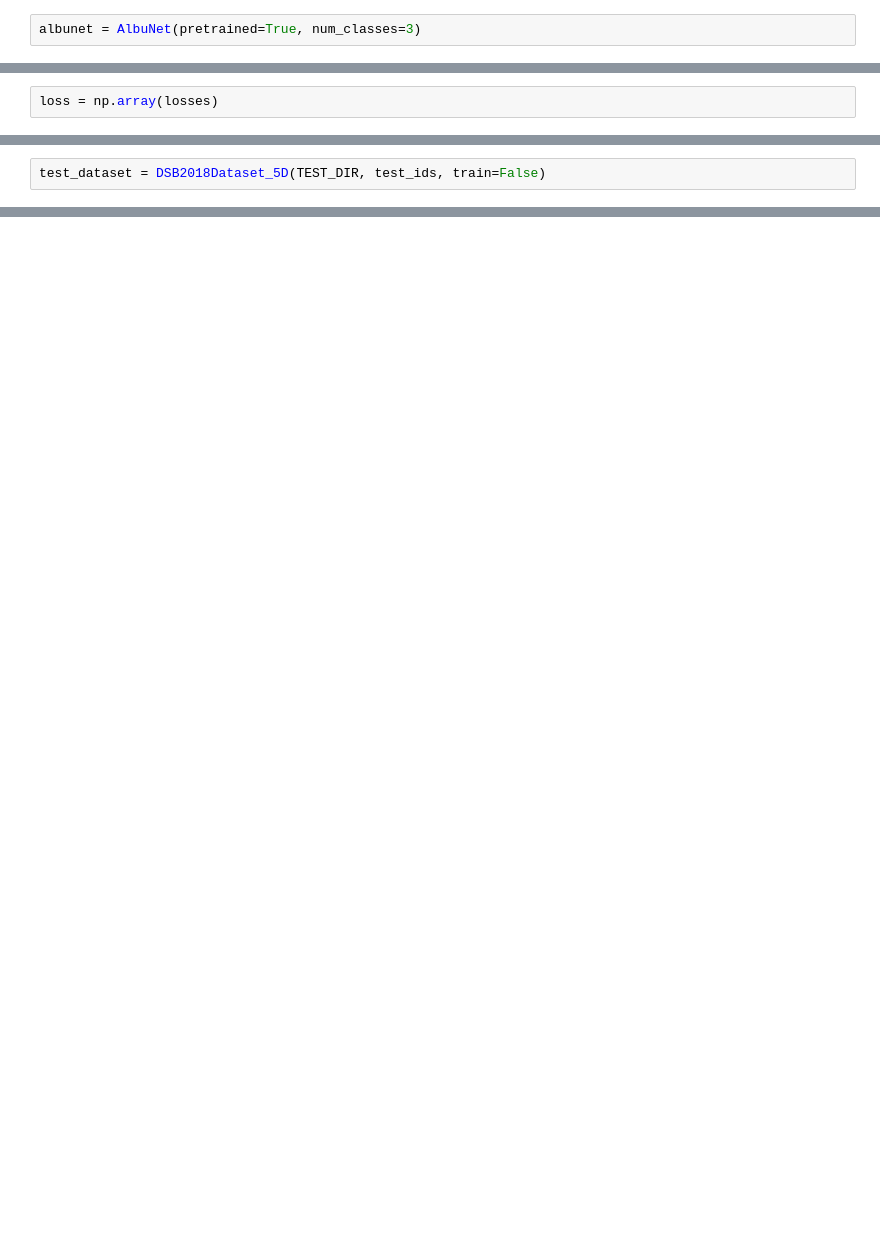
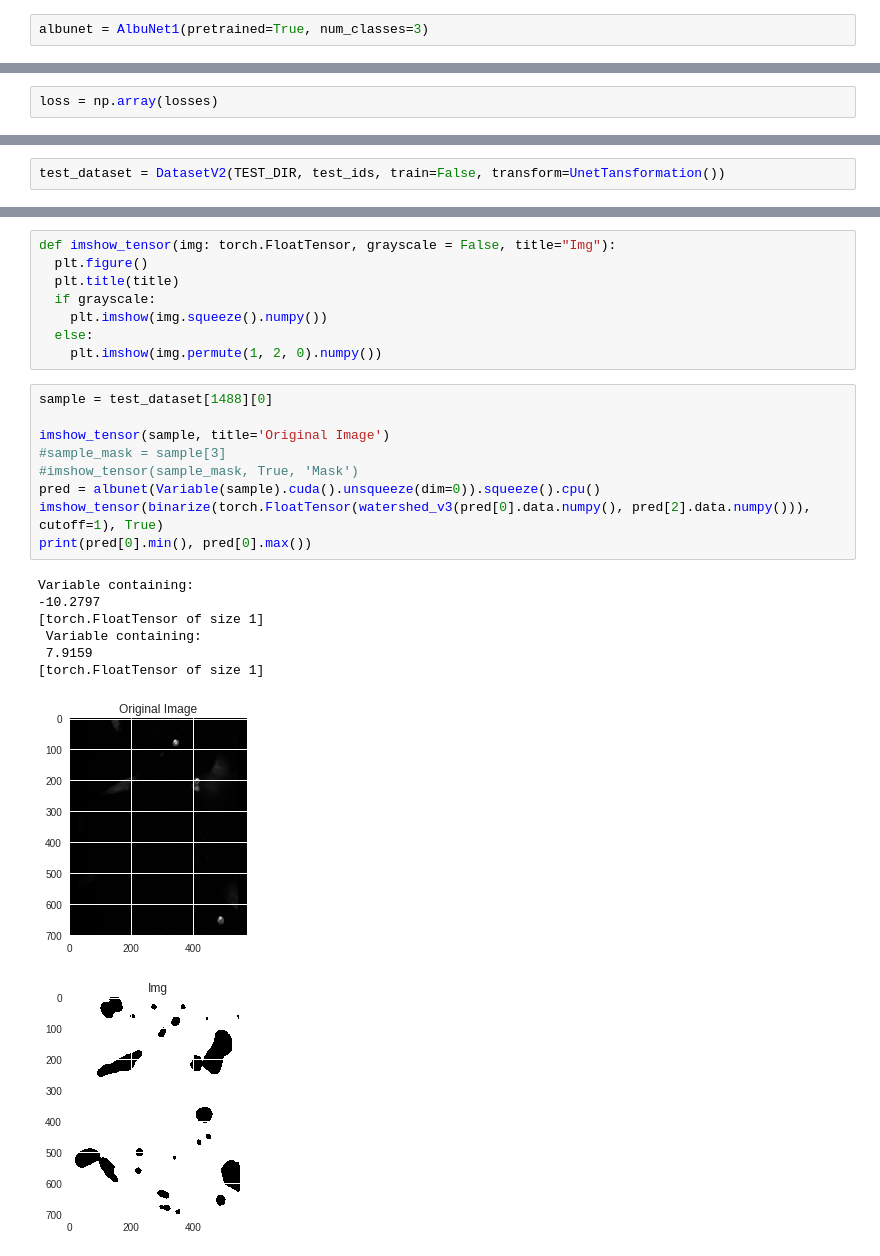
Before and after one commit to stas6626/bowl, a Jupyter notebook: AdvancedDSBowl.ipynb, the cells around one changed output, grey strips where cells are left out. Drawn from its saved outputs; the diff is of its cells as text; blank space fills up the shorter version.

```diff
--- a/AdvancedDSBowl.ipynb
+++ b/AdvancedDSBowl.ipynb
@@ -799,3 +656,3 @@ train_dataset = DatasetV2(TRAIN_DIR, train_ids[:600], transform=train_transform)
 # %%
-albunet = AlbuNet(pretrained=True, num_classes=3)
+albunet = AlbuNet1(pretrained=True, num_classes=3)
 # %%
@@ -838,2 +670,2 @@ plt.plot(loss)
 # %%
-test_dataset = DSB2018Dataset_5D(TEST_DIR, test_ids, train=False)
+test_dataset = DatasetV2(TEST_DIR, test_ids, train=False, transform=UnetTansformation())
@@ -840 +688,27 @@ test_dataset = DSB2018Dataset_5D(TEST_DIR, test_ids, train=False)
+# %%
+def imshow_tensor(img: torch.FloatTensor, grayscale = False, title="Img"):
+  plt.figure()
+  plt.title(title)
+  if grayscale:
+    plt.imshow(img.squeeze().numpy())
+  else:
+    plt.imshow(img.permute(1, 2, 0).numpy())
+# %%
+sample = test_dataset[1488][0]
+
+imshow_tensor(sample, title='Original Image')
+#sample_mask = sample[3]
+#imshow_tensor(sample_mask, True, 'Mask')
+pred = albunet(Variable(sample).cuda().unsqueeze(dim=0)).squeeze().cpu()
+imshow_tensor(binarize(torch.FloatTensor(watershed_v3(pred[0].data.numpy(), pred[2].data.numpy())), cutoff=1), True)
+print(pred[0].min(), pred[0].max())
+# %% [output]
+Variable containing:
+-10.2797
+[torch.FloatTensor of size 1]
+ Variable containing:
+ 7.9159
+[torch.FloatTensor of size 1]
+[figure, added]
+[figure, added]
 # %%
```
Also changed, not shown: parts of 54 cells of this notebook.
